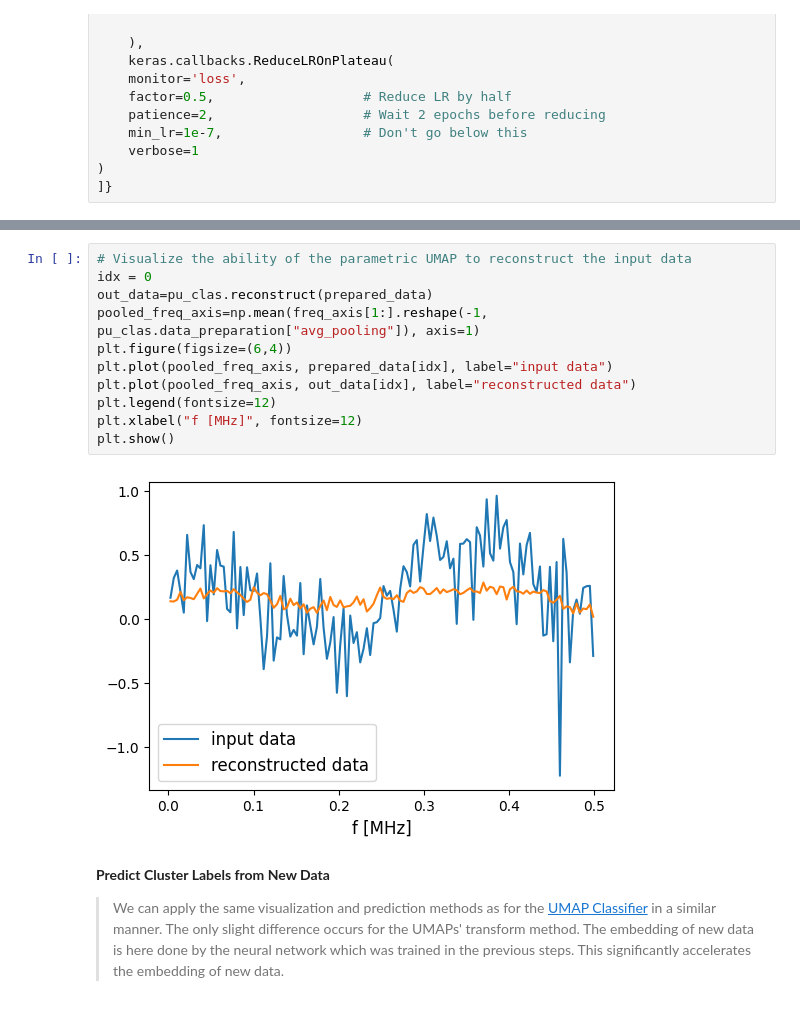
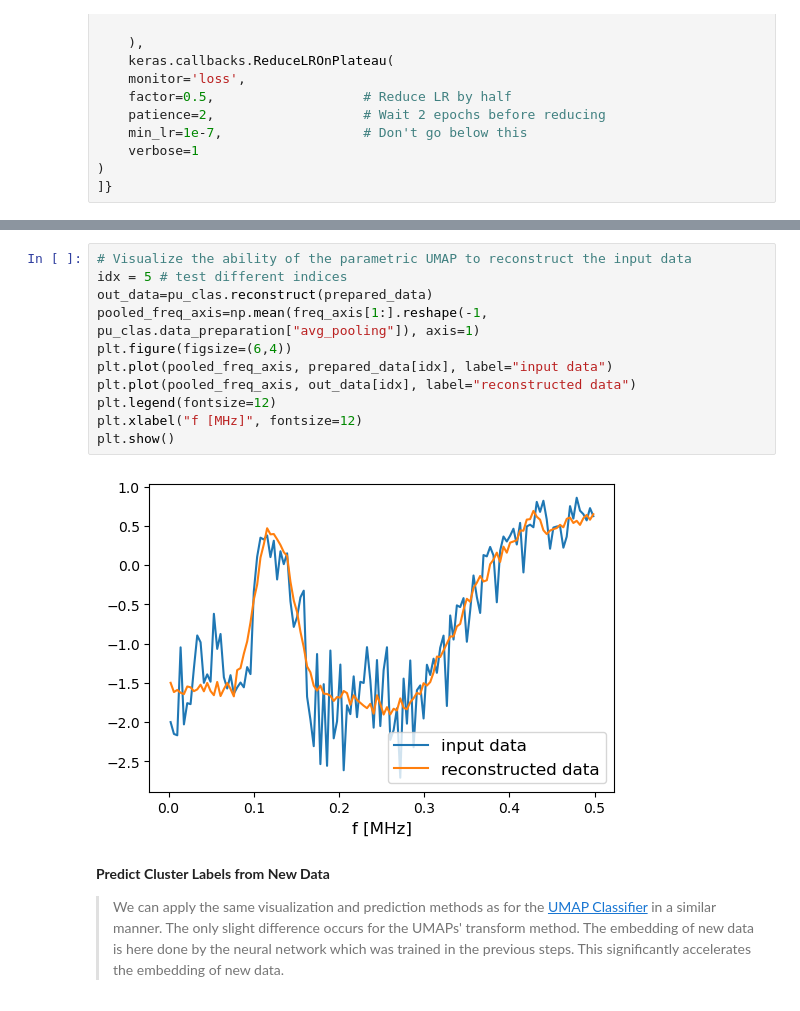
Before and after one commit to uhgtb/rm_classifier, a Jupyter notebook: tutorials/notebooks/02_parametric_umap_classifier.ipynb, the cells around one changed output, grey strips where cells are left out. Cells and saved outputs as stored; diff of their text form.

```diff
--- a/tutorials/notebooks/02_parametric_umap_classifier.ipynb
+++ b/tutorials/notebooks/02_parametric_umap_classifier.ipynb
@@ -194,16 +137,16 @@ plt.show()
 # %%
 # Visualize the ability of the parametric UMAP to reconstruct the input data
-idx = 0
+idx = 5 # test different indices
 out_data=pu_clas.reconstruct(prepared_data)
 pooled_freq_axis=np.mean(freq_axis[1:].reshape(-1, pu_clas.data_preparation["avg_pooling"]), axis=1)
 plt.figure(figsize=(6,4))
 plt.plot(pooled_freq_axis, prepared_data[idx], label="input data")
 plt.plot(pooled_freq_axis, out_data[idx], label="reconstructed data")
 plt.legend(fontsize=12)
 plt.xlabel("f [MHz]", fontsize=12)
 plt.show()
 # %% [output]
-[figure, old version]
+[figure, new version]
 # %% [markdown]
 **Predict Cluster Labels from New Data**
 > We can apply the same visualization and prediction methods as for the [UMAP Classifier](umap_classifier.ipynb) in a similar manner. The only slight difference occurs for the UMAPs' transform method. The embedding of new data is here done by the neural network which was trained in the previous steps. This significantly accelerates the embedding of new data.
```
Also changed, not shown: parts of 13 cells of this notebook, 5 other files.
